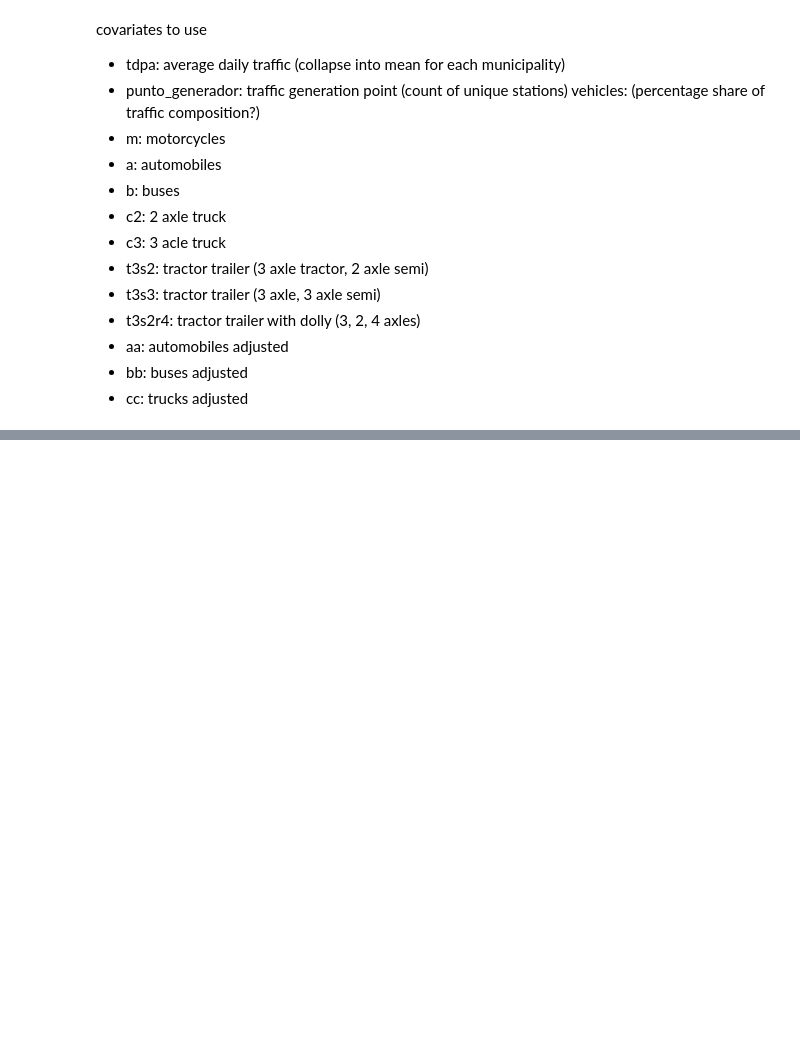
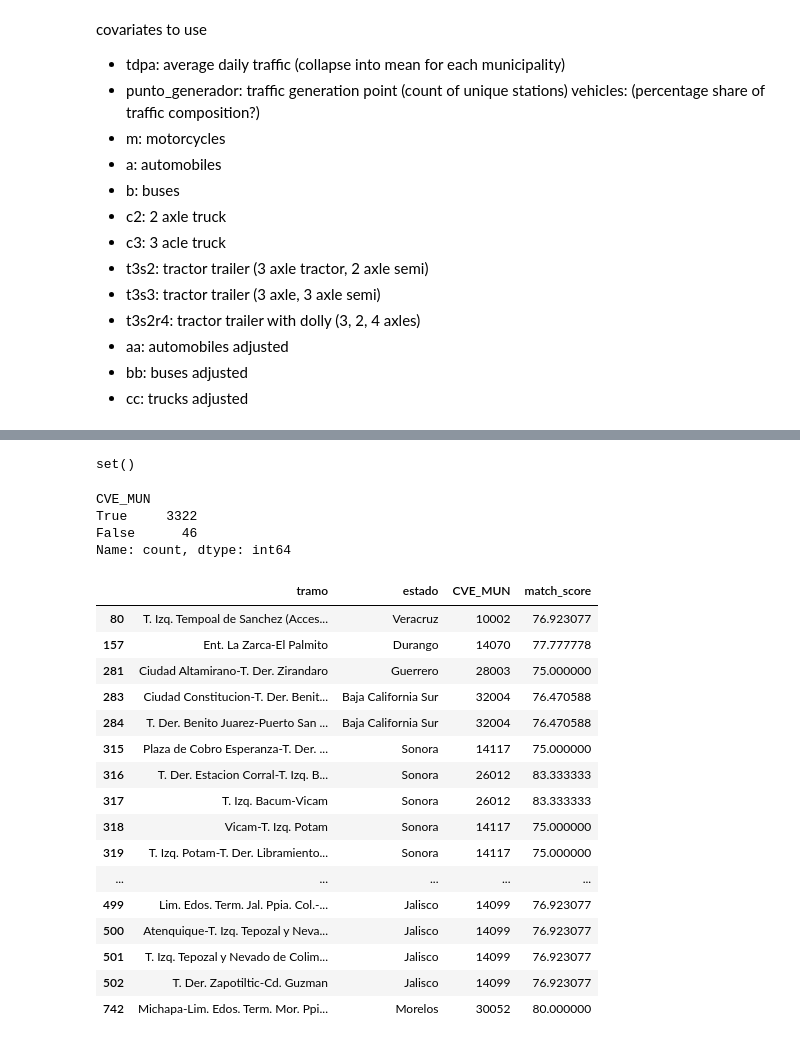
Before and after one commit to alexanakanishi/harris-week7, a Jupyter notebook: data_cleaning.ipynb, the cells around one changed output, grey strips where cells are left out. Cells and saved outputs as stored; diff of their text form; code cells hidden in the pictures; blank space fills up the shorter version.

```diff
--- a/data_cleaning.ipynb
+++ b/data_cleaning.ipynb
@@ -161,0 +218,5 @@ dtype: float64
+# %%
+# punto_generador: traffic generation point (count of unique stations)
+
+result["punto_generador_count"] = result.groupby("municipio")["punto_generador"].transform("nunique")
+print(result.tail())
@@ -163,0 +384,20 @@ result.to_csv("roads1.csv", index=False)
+# %%
+# state name fixes
+estado_fixes = {
+    "Veracruz":        "Veracruz de Ignacio de la Llave",
+    "Yucatan":         "Yucatán",
+    "Ciudad de Mexico": "Ciudad de México",
+    "Coahuila":        "Coahuila de Zaragoza",
+    "Mexico":          "México",
+    "San Luis Potosi": "San Luis Potosí",
+    "Nuevo Leon":      "Nuevo León",
+    "Michoacan":       "Michoacán de Ocampo",
+    "Queretaro":       "Querétaro",
+}
+
+# estado_ent new column with corrected names
+df["estado_ent"] = df["estado"].replace(estado_fixes)
+
+print(set(df["estado_ent"]) - set(mun_cat["NOM_ENT"].unique()))
+# %% [output]
+set()
@@ -163,0 +501,44 @@ result.to_csv("roads1.csv", index=False)
+# %%
+# Resolve each segment to a CVEGEO
+# for each road segment, tries every extracted place name and keeps whiever one produces the highest confidence municipality match. one CVE_MUN per segment
+records = []
+for _, row in df.iterrows():
+    best_cvegeo, best_score = None, 0
+    for place in row["_all_places"]:
+        cvegeo, score = match_place_to_mun(place, row["estado"])
+        if score and score > best_score:
+            best_cvegeo, best_score = cvegeo, score
+    records.append({"consecutivo": row["consecutivo"],
+                    "CVE_MUN": best_cvegeo,
+                    "match_score": best_score})
+
+matches = pd.DataFrame(records)
+
+df = df.merge(matches, on="consecutivo", how="left")
+
+# Audit: how many got assigned?
+print(df["CVE_MUN"].notna().value_counts())
+# Review low-confidence matches
+df[df["match_score"].between(75, 85)][["tramo", "estado", "CVE_MUN", "match_score"]].head(20)
+# %% [output]
+CVE_MUN
+True     3322
+False      46
+Name: count, dtype: int64
+|  | tramo | estado | CVE_MUN | match_score |
+| 80 | T. Izq. Tempoal de Sanchez (Acces... | Veracruz | 10002 | 76.923077 |
+| 157 | Ent. La Zarca-El Palmito | Durango | 14070 | 77.777778 |
+| 281 | Ciudad Altamirano-T. Der. Zirandaro | Guerrero | 28003 | 75.000000 |
+| 283 | Ciudad Constitucion-T. Der. Benit... | Baja California Sur | 32004 | 76.470588 |
+| 284 | T. Der. Benito Juarez-Puerto San ... | Baja California Sur | 32004 | 76.470588 |
+| 315 | Plaza de Cobro Esperanza-T. Der. ... | Sonora | 14117 | 75.000000 |
+| 316 | T. Der. Estacion Corral-T. Izq. B... | Sonora | 26012 | 83.333333 |
+| 317 | T. Izq. Bacum-Vicam | Sonora | 26012 | 83.333333 |
+| 318 | Vicam-T. Izq. Potam | Sonora | 14117 | 75.000000 |
+| 319 | T. Izq. Potam-T. Der. Libramiento... | Sonora | 14117 | 75.000000 |
+| ... | ... | ... | ... | ... |
+| 499 | Lim. Edos. Term. Jal. Ppia. Col.-... | Jalisco | 14099 | 76.923077 |
+| 500 | Atenquique-T. Izq. Tepozal y Neva... | Jalisco | 14099 | 76.923077 |
+| 501 | T. Izq. Tepozal y Nevado de Colim... | Jalisco | 14099 | 76.923077 |
+| 502 | T. Der. Zapotiltic-Cd. Guzman | Jalisco | 14099 | 76.923077 |
+| 742 | Michapa-Lim. Edos. Term. Mor. Ppi... | Morelos | 30052 | 80.000000 |
```
Also changed, not shown: parts of 29 cells of this notebook.
